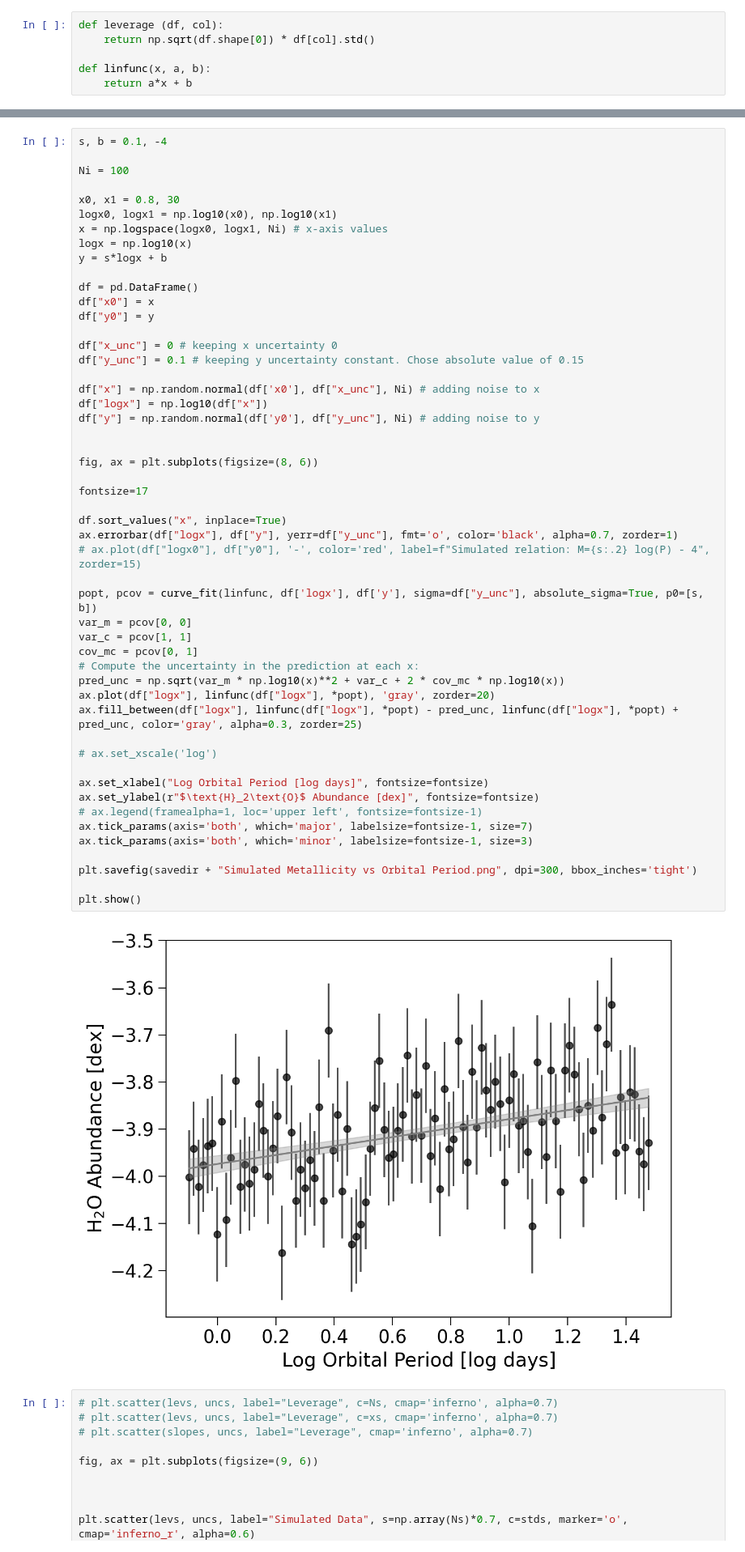
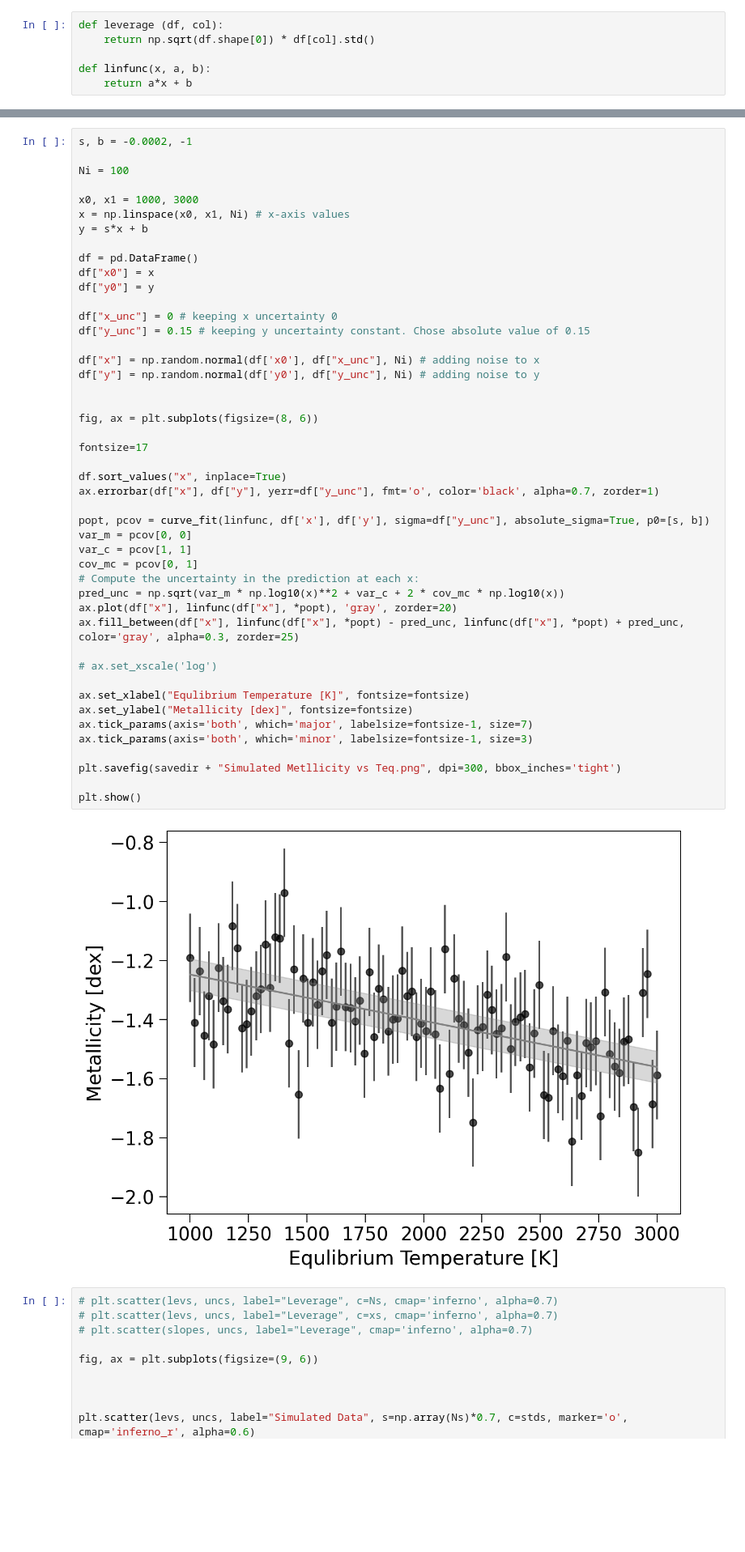
Before and after one commit to BenCoullNeveu/ExoEcho, a Jupyter notebook: src/ExoEcho/Leverage_analyses.ipynb, the cells around one changed output, grey strips where cells are left out. Shown at 81% size. Drawn from its saved outputs; the diff is of its cells as text; blank space fills up the shorter version.

```diff
--- a/src/ExoEcho/Leverage_analyses.ipynb
+++ b/src/ExoEcho/Leverage_analyses.ipynb
@@ -142,56 +142,51 @@ plt.show()
 # %%
-s, b = 0.1, -4
+s, b = -0.0002, -1
 
 Ni = 100
 
-x0, x1 = 0.8, 30
-logx0, logx1 = np.log10(x0), np.log10(x1)
-x = np.logspace(logx0, logx1, Ni) # x-axis values
-logx = np.log10(x)
-y = s*logx + b
+x0, x1 = 1000, 3000
+x = np.linspace(x0, x1, Ni) # x-axis values
+y = s*x + b
 
 df = pd.DataFrame()
 df["x0"] = x
 df["y0"] = y
 
 df["x_unc"] = 0 # keeping x uncertainty 0
-df["y_unc"] = 0.1 # keeping y uncertainty constant. Chose absolute value of 0.15
+df["y_unc"] = 0.15 # keeping y uncertainty constant. Chose absolute value of 0.15
 
 df["x"] = np.random.normal(df['x0'], df["x_unc"], Ni) # adding noise to x
-df["logx"] = np.log10(df["x"])
 df["y"] = np.random.normal(df['y0'], df["y_unc"], Ni) # adding noise to y
 
 
 fig, ax = plt.subplots(figsize=(8, 6))
 
 fontsize=17
 
 df.sort_values("x", inplace=True)
-ax.errorbar(df["logx"], df["y"], yerr=df["y_unc"], fmt='o', color='black', alpha=0.7, zorder=1)
-# ax.plot(df["logx0"], df["y0"], '-', color='red', label=f"Simulated relation: M={s:.2} log(P) - 4", zorder=15)
+ax.errorbar(df["x"], df["y"], yerr=df["y_unc"], fmt='o', color='black', alpha=0.7, zorder=1)
 
-popt, pcov = curve_fit(linfunc, df['logx'], df['y'], sigma=df["y_unc"], absolute_sigma=True, p0=[s, b])
+popt, pcov = curve_fit(linfunc, df['x'], df['y'], sigma=df["y_unc"], absolute_sigma=True, p0=[s, b])
 var_m = pcov[0, 0]
 var_c = pcov[1, 1]
 cov_mc = pcov[0, 1]
 # Compute the uncertainty in the prediction at each x:
 pred_unc = np.sqrt(var_m * np.log10(x)**2 + var_c + 2 * cov_mc * np.log10(x))
-ax.plot(df["logx"], linfunc(df["logx"], *popt), 'gray', zorder=20)
-ax.fill_between(df["logx"], linfunc(df["logx"], *popt) - pred_unc, linfunc(df["logx"], *popt) + pred_unc, color='gray', alpha=0.3, zorder=25)
+ax.plot(df["x"], linfunc(df["x"], *popt), 'gray', zorder=20)
+ax.fill_between(df["x"], linfunc(df["x"], *popt) - pred_unc, linfunc(df["x"], *popt) + pred_unc, color='gray', alpha=0.3, zorder=25)
 
 # ax.set_xscale('log')
 
-ax.set_xlabel("Log Orbital Period [log days]", fontsize=fontsize)
-ax.set_ylabel(r"$\text{H}_2\text{O}$ Abundance [dex]", fontsize=fontsize)
-# ax.legend(framealpha=1, loc='upper left', fontsize=fontsize-1)
+ax.set_xlabel("Equlibrium Temperature [K]", fontsize=fontsize)
+ax.set_ylabel("Metallicity [dex]", fontsize=fontsize)
 ax.tick_params(axis='both', which='major', labelsize=fontsize-1, size=7)
 ax.tick_params(axis='both', which='minor', labelsize=fontsize-1, size=3)
 
-plt.savefig(savedir + "Simulated Metallicity vs Orbital Period.png", dpi=300, bbox_inches='tight')
+plt.savefig(savedir + "Simulated Metllicity vs Teq.png", dpi=300, bbox_inches='tight')
 
 plt.show()
 # %% [output]
-[figure, old version]
+[figure, new version]
 # %%
 # plt.scatter(levs, uncs, label="Leverage", c=Ns, cmap='inferno', alpha=0.7)
 # plt.scatter(levs, uncs, label="Leverage", c=xs, cmap='inferno', alpha=0.7)
```
Also changed, not shown: parts of 1 cell of this notebook.
